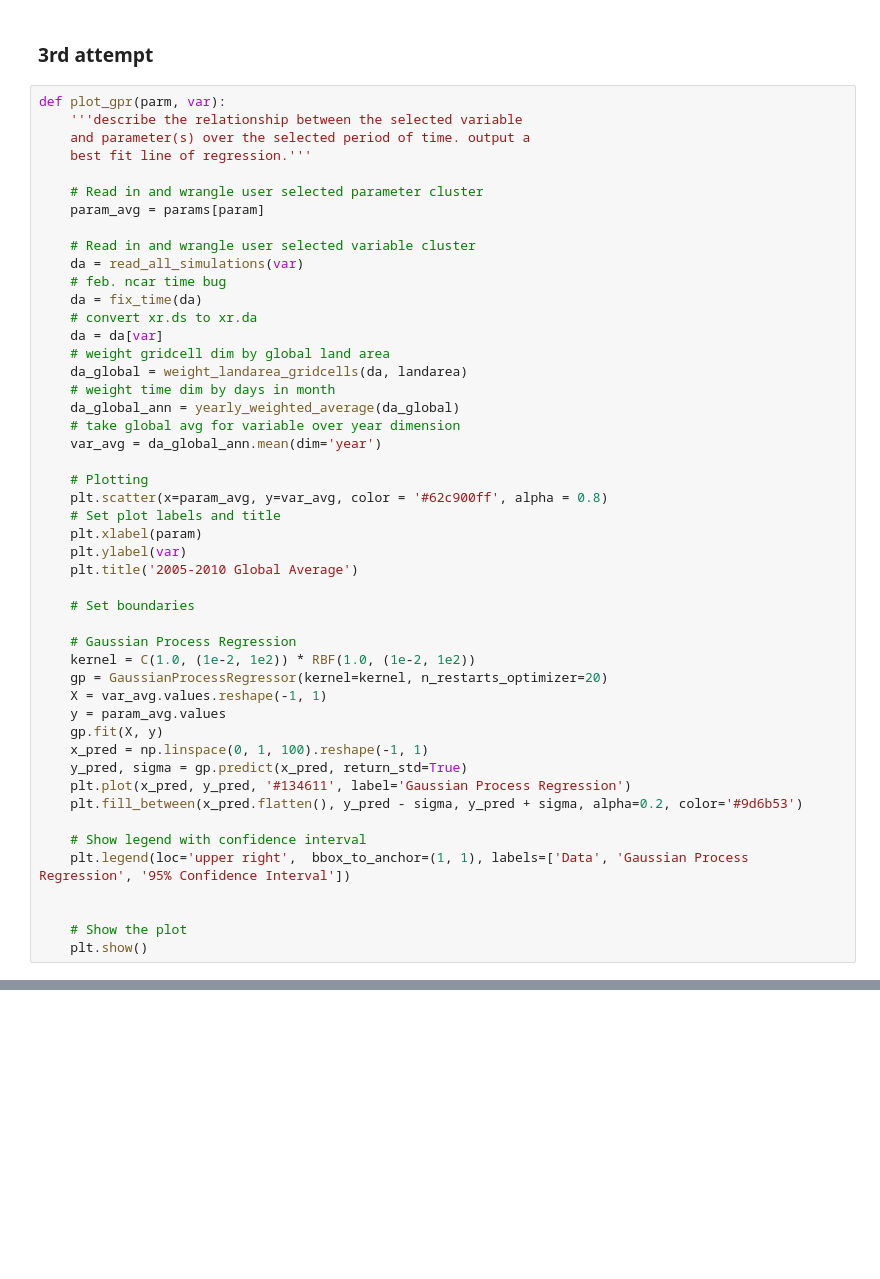
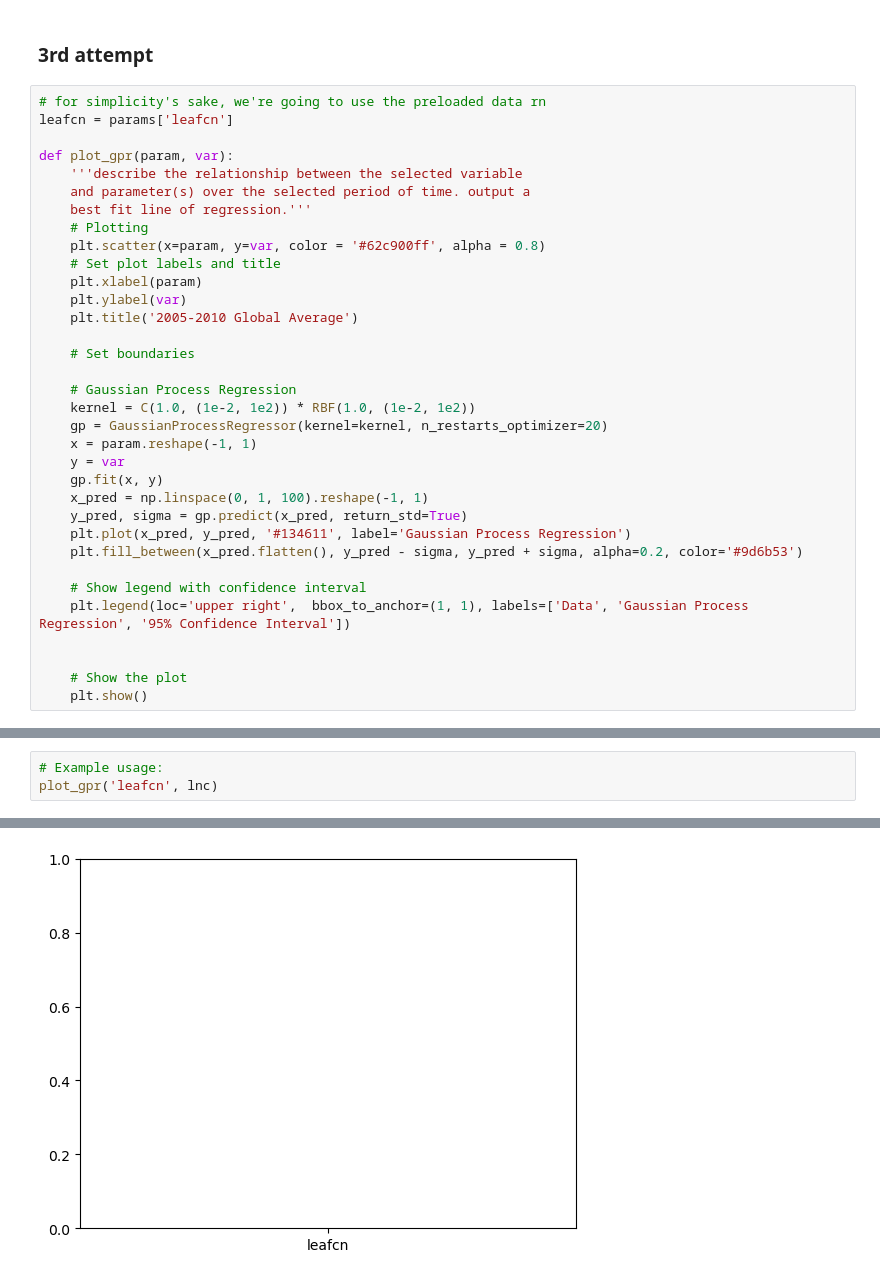
Before and after one commit to GaiaFuture/GaiaFuture, a Jupyter notebook: Script/ML/gpr_plot_fun.ipynb, the cells around one changed output, grey strips where cells are left out. Saved outputs shown, nothing was run; the diff lists cells and outputs as text; blank space fills up the shorter version.

```diff
--- a/Script/ML/gpr_plot_fun.ipynb
+++ b/Script/ML/gpr_plot_fun.ipynb
@@ -228,29 +228,15 @@ plt.show()
 # %% [markdown]
 ### 3rd attempt
 # %%
-def plot_gpr(parm, var):
+# for simplicity's sake, we're going to use the preloaded data rn
+leafcn = params['leafcn']
+
+def plot_gpr(param, var):
     '''describe the relationship between the selected variable
     and parameter(s) over the selected period of time. output a
     best fit line of regression.'''
-
-    # Read in and wrangle user selected parameter cluster
-    param_avg = params[param]
-
-    # Read in and wrangle user selected variable cluster
-    da = read_all_simulations(var)
-    # feb. ncar time bug
-    da = fix_time(da)
-    # convert xr.ds to xr.da
-    da = da[var]
-    # weight gridcell dim by global land area
-    da_global = weight_landarea_gridcells(da, landarea)
-    # weight time dim by days in month
-    da_global_ann = yearly_weighted_average(da_global)
-    # take global avg for variable over year dimension
-    var_avg = da_global_ann.mean(dim='year')
-
     # Plotting
-    plt.scatter(x=param_avg, y=var_avg, color = '#62c900ff', alpha = 0.8)
+    plt.scatter(x=param, y=var, color = '#62c900ff', alpha = 0.8)
     # Set plot labels and title
     plt.xlabel(param)
     plt.ylabel(var)
@@ -261,9 +247,9 @@ def plot_gpr(parm, var):
     # Gaussian Process Regression
     kernel = C(1.0, (1e-2, 1e2)) * RBF(1.0, (1e-2, 1e2))
     gp = GaussianProcessRegressor(kernel=kernel, n_restarts_optimizer=20)
-    X = var_avg.values.reshape(-1, 1)
-    y = param_avg.values
-    gp.fit(X, y)
+    x = param.reshape(-1, 1)
+    y = var
+    gp.fit(x, y)
     x_pred = np.linspace(0, 1, 100).reshape(-1, 1)
     y_pred, sigma = gp.predict(x_pred, return_std=True)
     plt.plot(x_pred, y_pred, '#134611', label='Gaussian Process Regression')
@@ -283,0 +266,4 @@ NameError: name 'X_train' is not defined
+# %%
+# Example usage:
+plot_gpr('leafcn', lnc)
+# %% [output]
@@ -283,0 +305 @@ NameError: name 'X_train' is not defined
+[figure, added]
```
Also changed, not shown: parts of 4 cells of this notebook.
